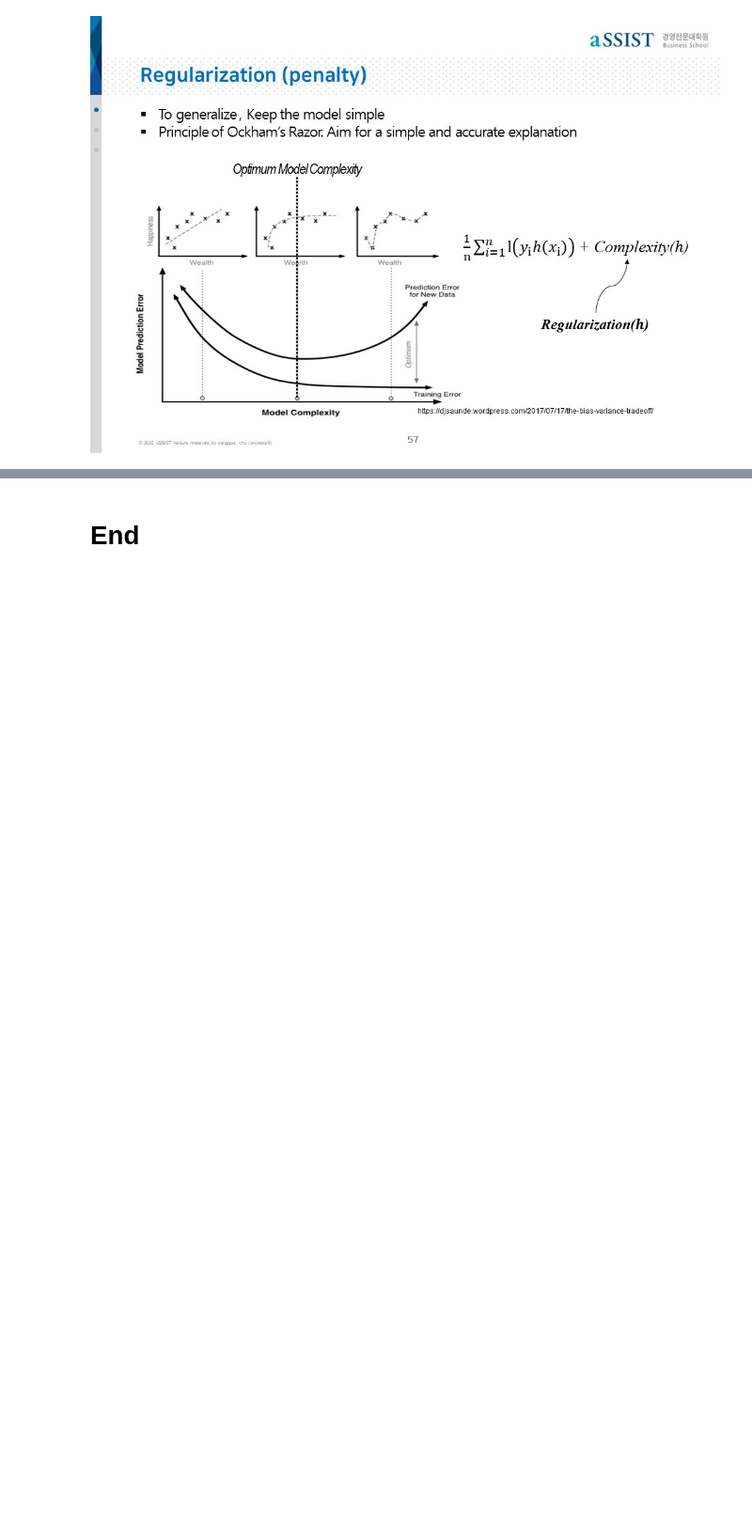
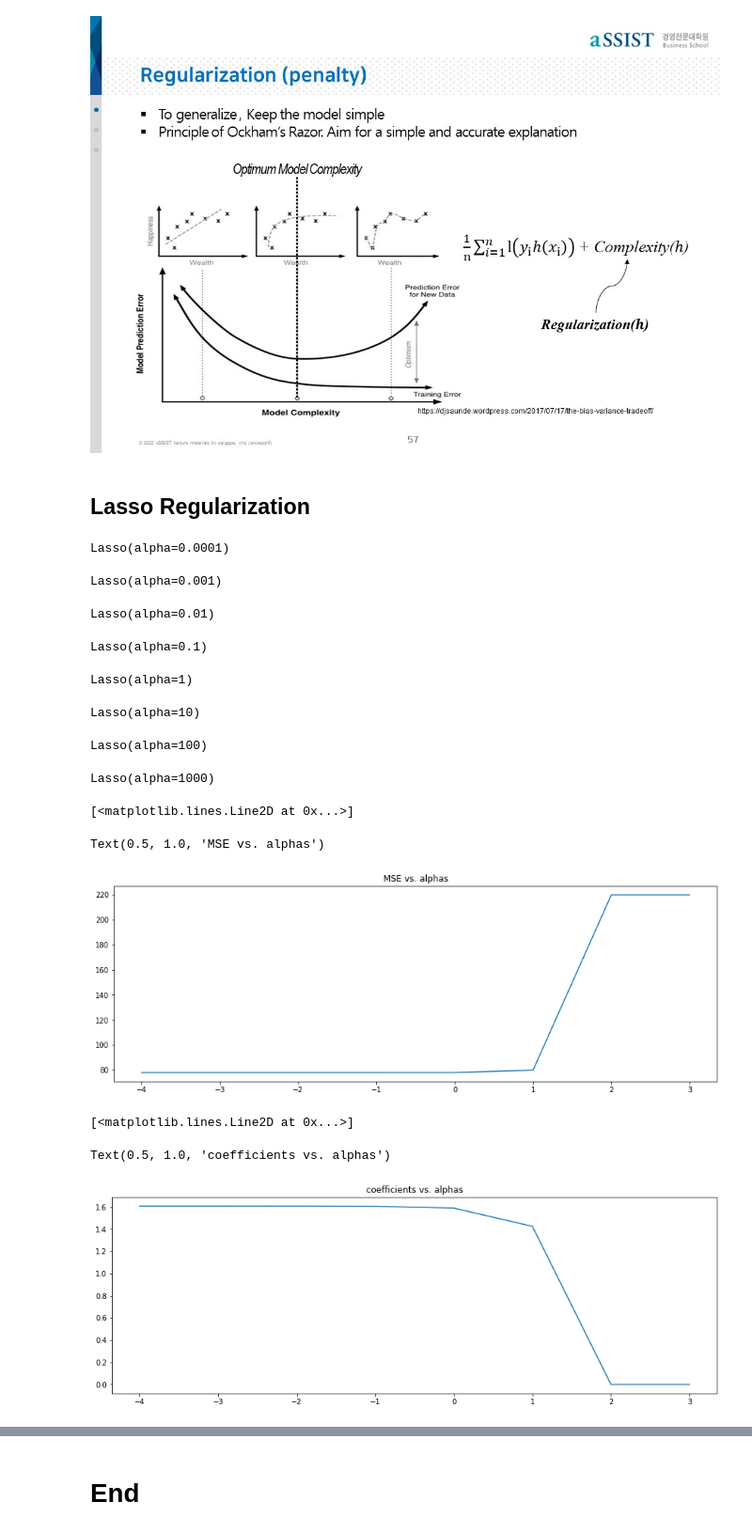
Before and after one commit to ancestor9/aSSIST, a Jupyter notebook: 04_loss functions_bias variances.ipynb, the cells around one changed output, grey strips where cells are left out. Shown at 94% size. Saved outputs shown, nothing was run; the diff lists cells and outputs as text; code cells hidden in the pictures; blank space fills up the shorter version.

```diff
--- a/04_loss functions_bias variances.ipynb
+++ b/04_loss functions_bias variances.ipynb
@@ -449,3 +449,44 @@ plt.show()
 Image(filename=dir_path + '/슬라이드57.jpg', width=width, height=height)
 # %% [output]
 [figure]
+# %% [markdown]
+## Lasso Regularization
+# %%
+from sklearn.linear_model import Lasso, Ridge, ElasticNet
+from sklearn.metrics import mean_squared_error
+
+alphas = [0.0001, 0.001, 0.01, 0.1, 1, 10, 100, 1000]
+x = np.array(x).reshape(-1,1)
+errors = []
+coef = []
+for alpha in alphas:
+    clf = Lasso(alpha=alpha)
+    clf.fit(x, y)
+    y_hat = clf.predict(x)
+    mse = mean_squared_error(y, y_hat)
+    errors.append(mse)
+    coef.append(clf.coef_)
+
+# The reason why I plot log(alpha) instead of alpha is because its scale varies exponentially, so the visualization gets easier in a log scale.
+plt.plot(np.log10(alphas), errors)
+plt.title('MSE vs. alphas')
+plt.show()
+
+plt.plot(np.log10(alphas), coef)
+plt.title('coefficients vs. alphas')
+plt.show()
+# %% [output]
+Lasso(alpha=0.0001)
+Lasso(alpha=0.001)
+Lasso(alpha=0.01)
+Lasso(alpha=0.1)
+Lasso(alpha=1)
+Lasso(alpha=10)
+Lasso(alpha=100)
+Lasso(alpha=1000)
+[<matplotlib.lines.Line2D at 0x...>]
+Text(0.5, 1.0, 'MSE vs. alphas')
+[figure, added]
+[<matplotlib.lines.Line2D at 0x...>]
+Text(0.5, 1.0, 'coefficients vs. alphas')
+[figure, added]
```
Also changed, not shown: parts of 4 cells of this notebook.
